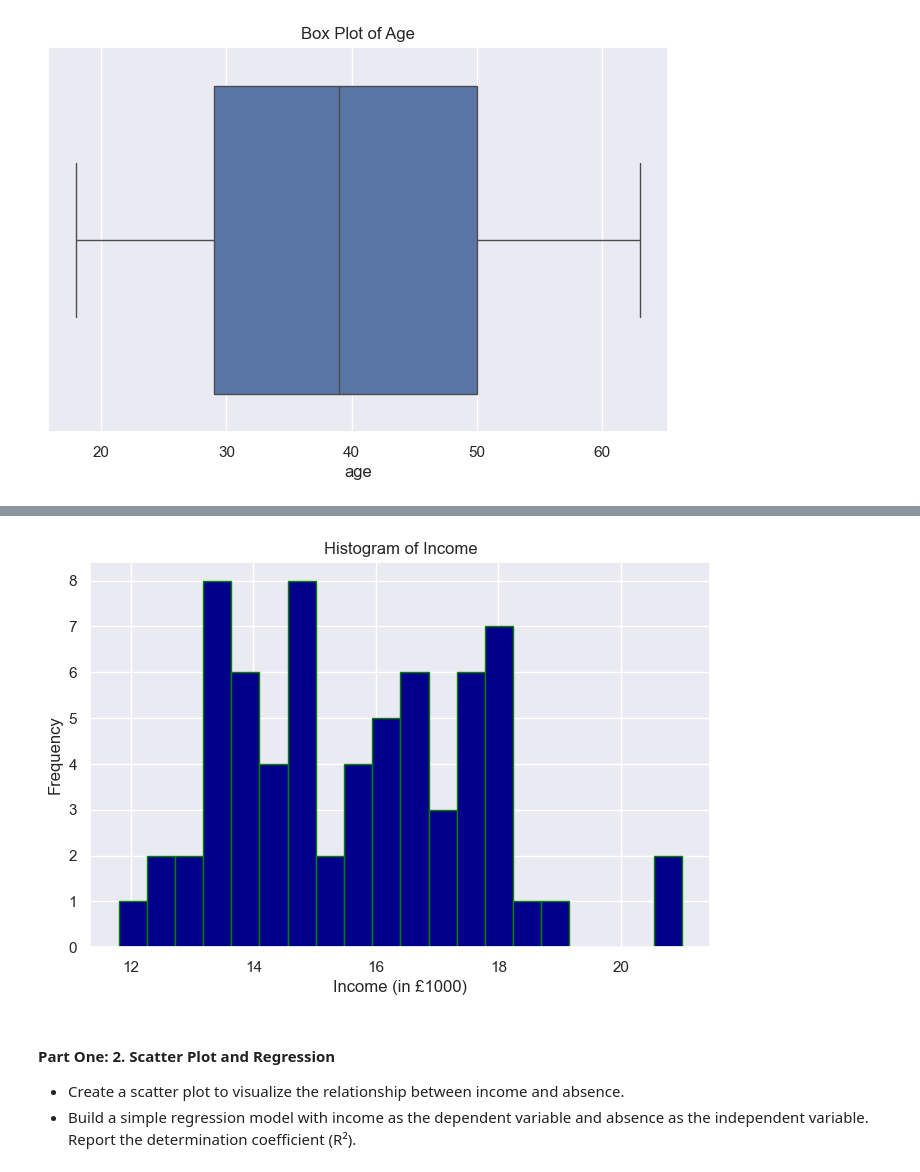
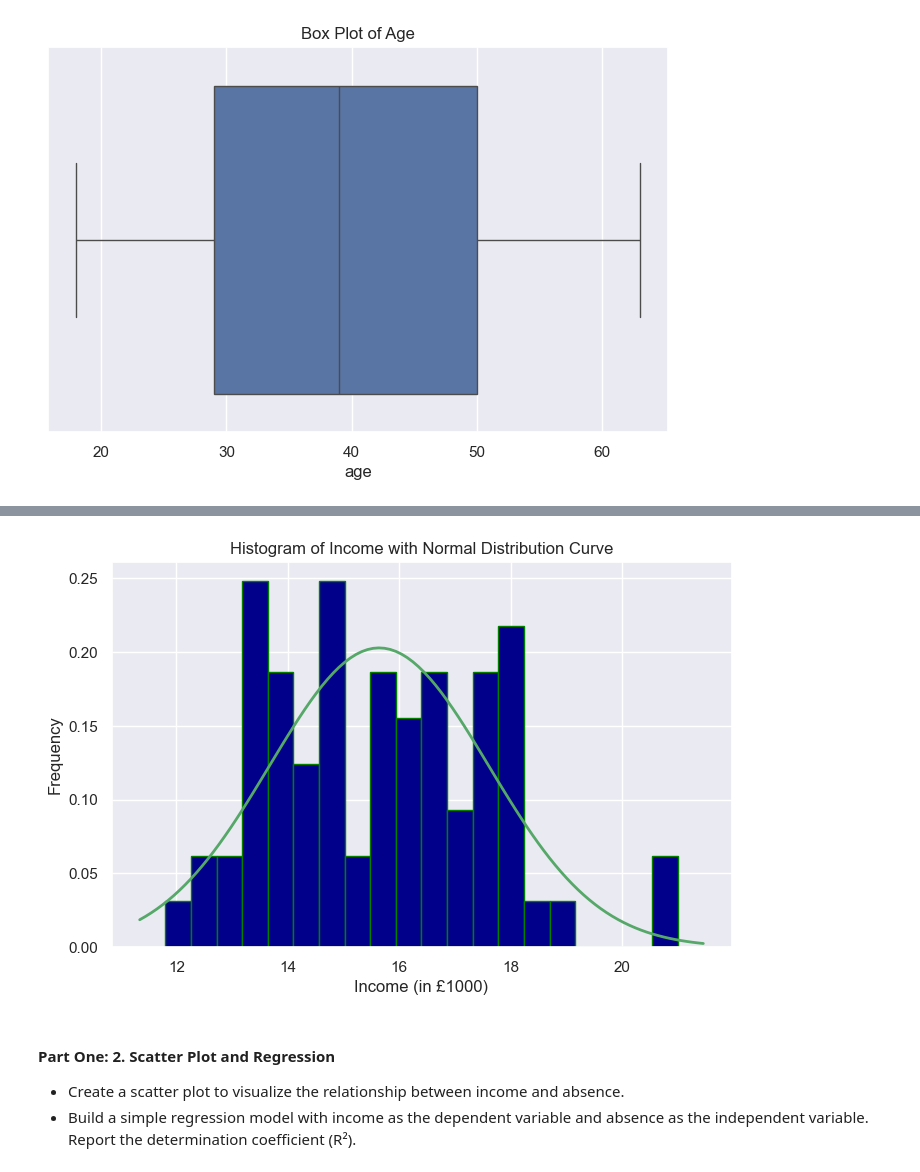
Before and after one commit to sirajwahaj/statisticsLab, a Jupyter notebook: assignment.ipynb, the cells around one changed output, grey strips where cells are left out. Drawn from its saved outputs; the diff is of its cells as text; code cells hidden in the pictures.

```diff
--- a/assignment.ipynb
+++ b/assignment.ipynb
@@ -342,8 +342,15 @@ print(f"Standard Deviation of Income: {income_std}")
 
 # Histogram of income
 plt.figure(figsize=(8, 5))
-plt.hist(data_set['income'], bins=20, color='darkblue', edgecolor='green')
-plt.title('Histogram of Income')
+plt.hist(data_set['income'], bins=20, color='darkblue', edgecolor='green', density=True)
+
+xmin, xmax = plt.xlim()
+x = np.linspace(xmin, xmax, 100)
+p = norm.pdf(x, income_mean, income_std)
+
+plt.plot(x, p, 'g', linewidth=2)
+
+plt.title('Histogram of Income with Normal Distribution Curve')
 plt.xlabel('Income (in £1000)')
 plt.ylabel('Frequency')
 plt.show()
@@ -353,4 +360,4 @@ Standard Deviation of Income: 1.9958935014633157
-[figure, old version]
+[figure, new version]
 # %% [markdown]
 #### Part One: 2. Scatter Plot and Regression
 - Create a scatter plot to visualize the relationship between income and absence.
```
Also changed, not shown: parts of 6 cells of this notebook, 19 other files.
